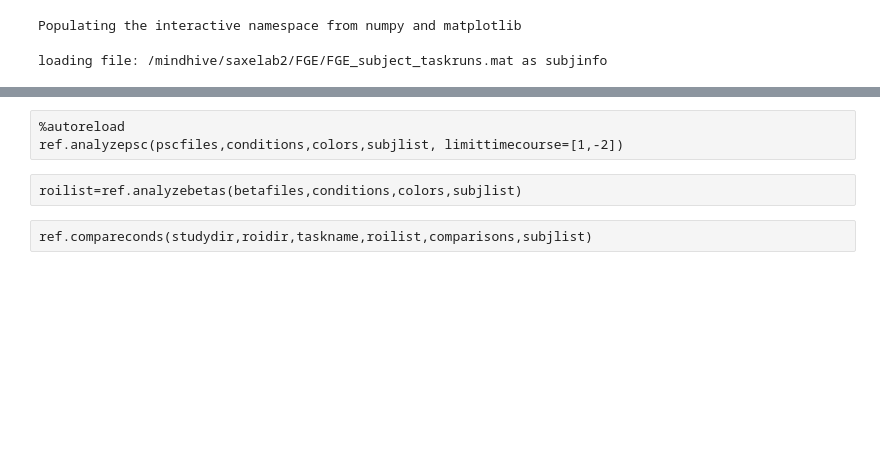
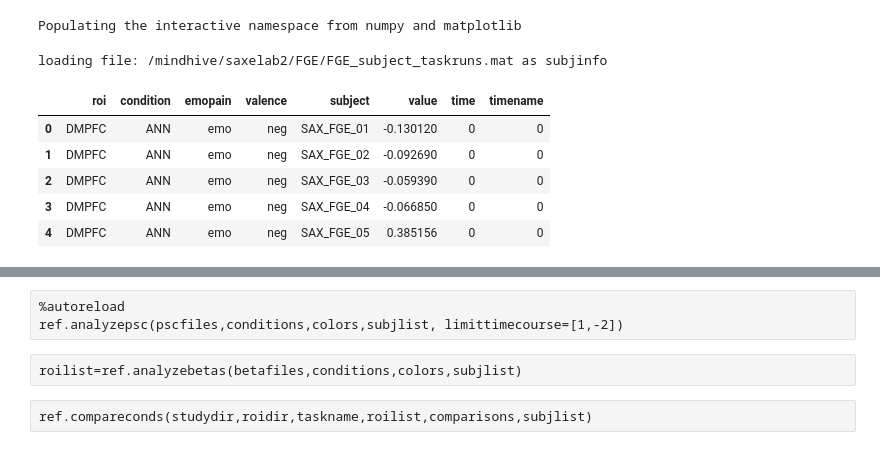
Before and after one commit to askerry/pyanal, a Jupyter notebook: roiextractionFGE_PP.ipynb, the cells around one changed output, grey strips where cells are left out. Drawn from its saved outputs; the diff is of its cells as text; code cells hidden in the pictures; blank space fills up the shorter version.

```diff
--- a/roiextractionFGE_PP.ipynb
+++ b/roiextractionFGE_PP.ipynb
@@ -69,8 +70,16 @@ pdf,bdf,TRcols,runcols=ref.prepdfs(pdf, bdf, compinfo, droprunconds=droprunconds
 # %%
 #create timeseries df
 %autoreload
-othercols=['roi','condition']+comparisons.keys()
-tseriesdf=ref.verticalizetimeseries(pdf, TRcols[1,-2], 'subject', othercols=othercols)
+othercols=['roi','condition']+compinfo.keys()
+tseriesdf=ref.verticalizetimeseries(pdf, np.array(TRcols)[np.arange(2,15)], 'subject', othercols=othercols)
+tseriesdf.head()
+# %% [output]
+|  | roi | condition | emopain | valence | subject | value | time | timename |
+| 0 | DMPFC | ANN | emo | neg | SAX_FGE_01 | -0.130120 | 0 | 0 |
+| 1 | DMPFC | ANN | emo | neg | SAX_FGE_02 | -0.092690 | 0 | 0 |
+| 2 | DMPFC | ANN | emo | neg | SAX_FGE_03 | -0.059390 | 0 | 0 |
+| 3 | DMPFC | ANN | emo | neg | SAX_FGE_04 | -0.066850 | 0 | 0 |
+| 4 | DMPFC | ANN | emo | neg | SAX_FGE_05 | 0.385156 | 0 | 0 |
 # %%
 #create comparisons
 comparisons={}
```
Also changed, not shown: parts of 8 cells of this notebook, 2 other files.
